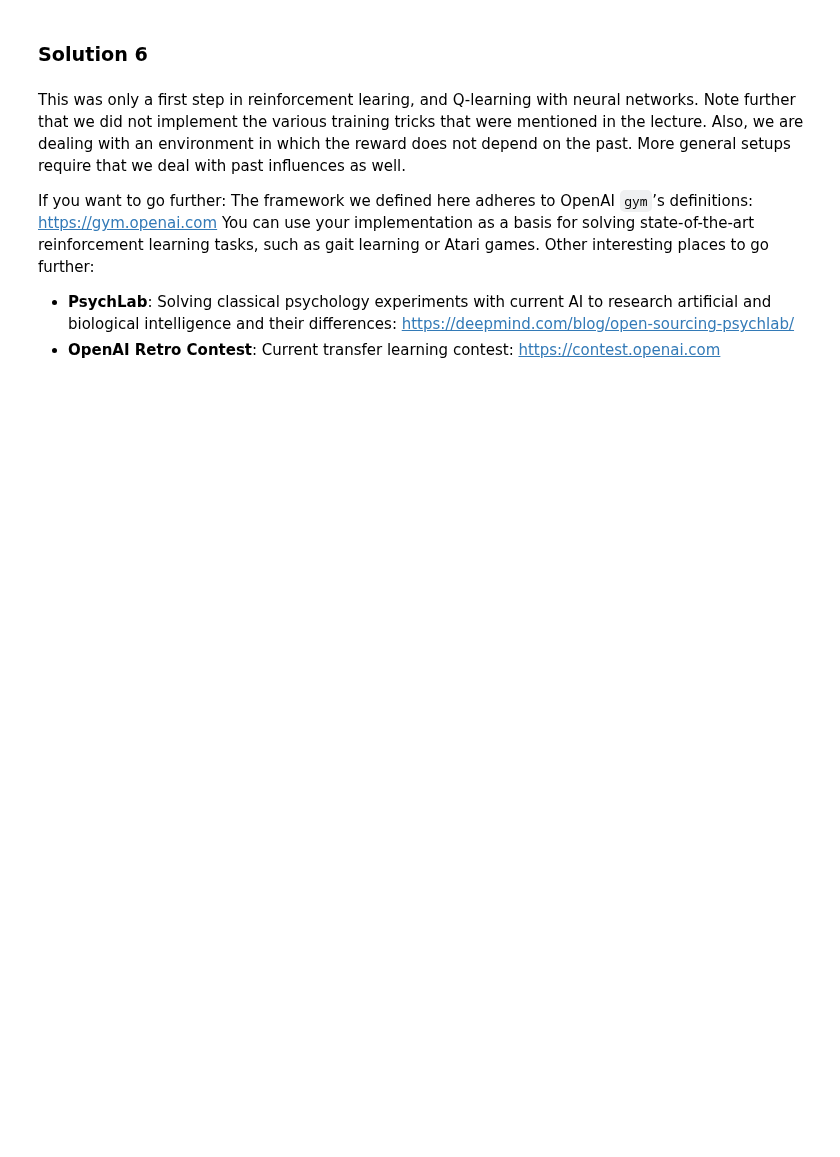
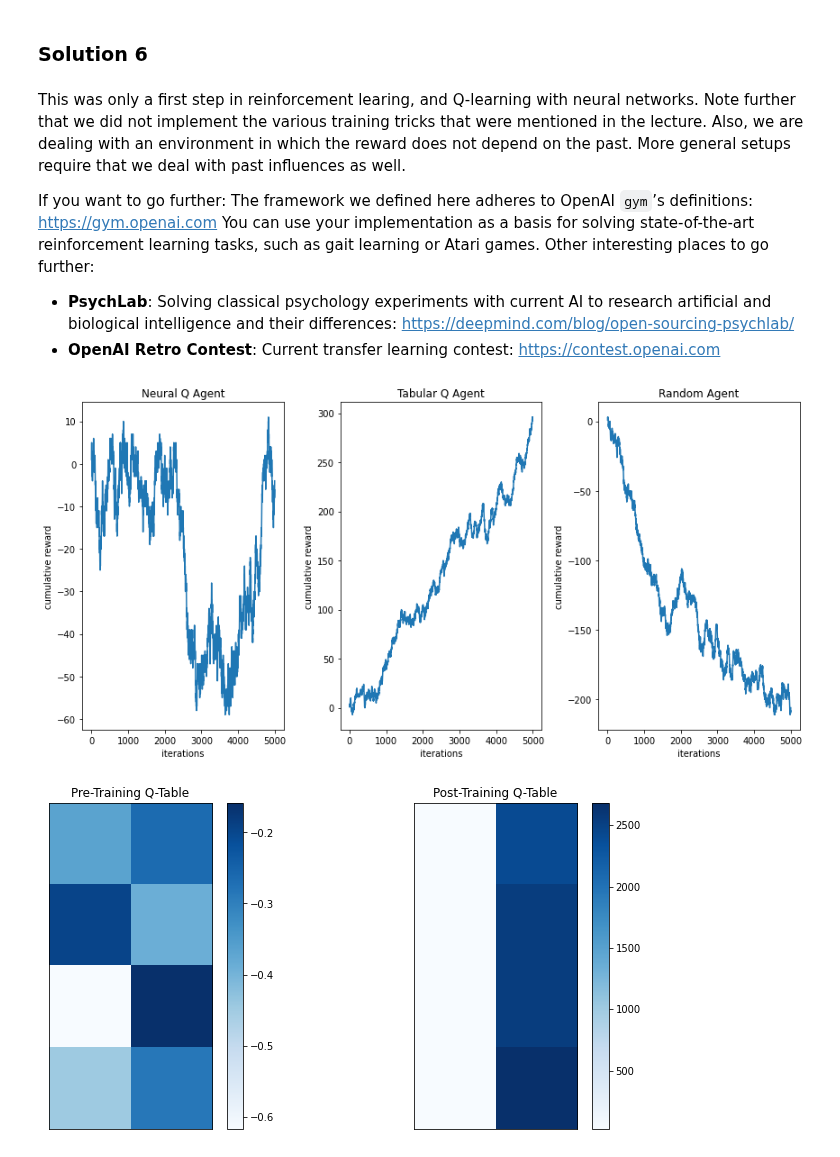
Before and after one commit to AjinkyaIndulkar/neural-networks-1920, a Jupyter notebook: P7 - Reinforcement Learning/Chapter_11_reinforcement_learning.ipynb, the cells around one changed output. Cells and saved outputs as stored; diff of their text form; code cells hidden in the pictures; blank space fills up the shorter version.

```diff
--- a/P7 - Reinforcement Learning/Chapter_11_reinforcement_learning.ipynb
+++ b/P7 - Reinforcement Learning/Chapter_11_reinforcement_learning.ipynb
@@ -403,7 +400,7 @@ Question 1 (example): The action-value function is estimated separately and from
 # Define the model
 class MLP(nn.Module):
 
-    def __init__(self, n_input, n_hidden, n_output):
+    def __init__(self, n_input=2, n_hidden=2, n_output=2):
         """
         @description:
             Initial Network Setup
@@ -415,7 +412,7 @@ class MLP(nn.Module):
         super(MLP, self).__init__()
         self.fc1 = nn.Linear(n_input,n_hidden) # first layer
         self.fc2 = nn.Linear(n_hidden, n_output) # second layer
-        self.relu = nn.ReLU() # reLU activation
+        self.relu = nn.ReLU(inplace=True) # reLU activation
 
     def forward(self, x):
         """
@@ -446,7 +443,7 @@ class NeuralQAgent(object):
 
         # Set environment
         self.env = env
-        self.n_obs = env.asint(np.array([1 for i in range(env.n_obs)]))+1
+        self.n_obs = env.asint(np.array([1 for i in range(env.n_obs)])) + 1
 
         # Set learning parameters
         self.lr = lr
@@ -475,13 +472,14 @@ class NeuralQAgent(object):
         obs = torch.from_numpy(np.atleast_2d(obs))
 
         # Apply q-learning neural network to get q-value estimation
-        ## Code here ##
+        with torch.no_grad():
+            qvalue = self.model(obs)
 
         # Choose an action by greedily picking from Q table
-        ## Code here ##
+        a = qvalue.max(1)[1].data.item()
 
         # Keep track of selected q value (needed for training)
-        ## Code here ##
+        self._qvalue = qvalue.max(1)
 
         return a
 
@@ -495,16 +493,16 @@ class NeuralQAgent(object):
             reward  = [int] reward after action
             obs_new = [int] observation after action
         """
-
         # Convert to tensor
         new_obs = torch.from_numpy(np.atleast_2d(new_obs))
+        r = torch.tensor([r])
 
         # Compute the 'right' (target) q-value qtarget for this state (via the Bellman equation, see blog post)
-        ## Code here ##
+        self.qtarget = r + self.y * self.model(new_obs).max(1)[0]
 
         # Update
         self.optimizer.zero_grad()
-        loss = self.criterion(self._qvalue[0], qtarget)
+        loss = self.criterion(self._qvalue[0], self.qtarget)
         loss.backward(retain_graph=True)
         self.optimizer.step()
 
@@ -545,20 +543,18 @@ If you want to go further:  The framework we defined here adheres to OpenAI `gym
 neural_agent = NeuralQAgent(env)
 
 # Save initial Q table
-neural_qtable_init = neural_agent.get_Q().copy()
+neural_qtable_init = neural_agent.get_Q()
 
 # Put the agent in the environment
-R_neural = run_agent(env, random_agent, epsilon=0.05, n_iter=5000)
+R_neural = run_agent(env, neural_agent, epsilon=0.05, n_iter=5000)
 
 # Compute cumulative reward
 cumul_reward_neural = cumulative_reward(R_neural)
-plt.plot(cumul_reward_neural)
-plt.show()
 
 # Plot cumulative rewards
-plt.figure(figsize=(12,5))
+plt.figure(figsize=(12,6))
 plt.subplot(1, 3, 1)
-plt.plot(cumul_reward_tab)
+plt.plot(cumul_reward_neural)
 plt.xlabel('iterations')
 plt.ylabel('cumulative reward')
 plt.title('Neural Q Agent')
@@ -567,32 +563,36 @@ plt.subplot(1, 3, 2)
 plt.plot(cumul_reward_tab)
 plt.xlabel('iterations')
 plt.ylabel('cumulative reward')
 plt.title('Tabular Q Agent')
 
 plt.subplot(1, 3, 3)
 plt.plot(cumul_reward)
 plt.xlabel('iterations')
 plt.ylabel('cumulative reward')
 plt.title('Random Agent')
+plt.tight_layout()
 plt.show()
 
 # Plot Q table before and after training
-neural_qtable_after = neural_agent.get_Q().copy()
+neural_qtable_after = neural_agent.get_Q()
 
-plt.figure(figsize=(12,5))
+plt.figure(figsize=(12,6))
 
 plt.subplot(1,2,1)
 plt.imshow(neural_qtable_init, cmap='Blues')
 plt.title('Pre-Training Q-Table')
 plt.colorbar()
 plt.xticks([])
 plt.yticks([])
 
 plt.subplot(1,2,2)
 plt.imshow(neural_qtable_after, cmap='Blues')
 plt.title('Post-Training Q-Table')
 plt.colorbar()
 plt.xticks([])
 plt.yticks([])
 
 plt.show()
+# %% [output]
+[figure, added]
+[figure, added]
```
Also changed, not shown: parts of 5 cells of this notebook.
